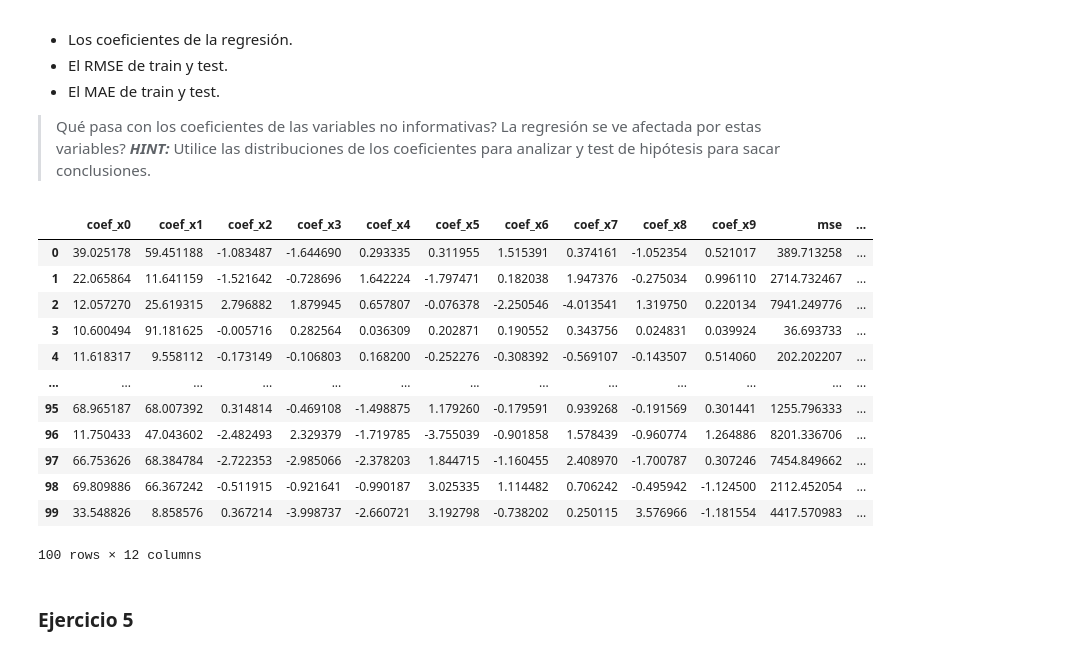
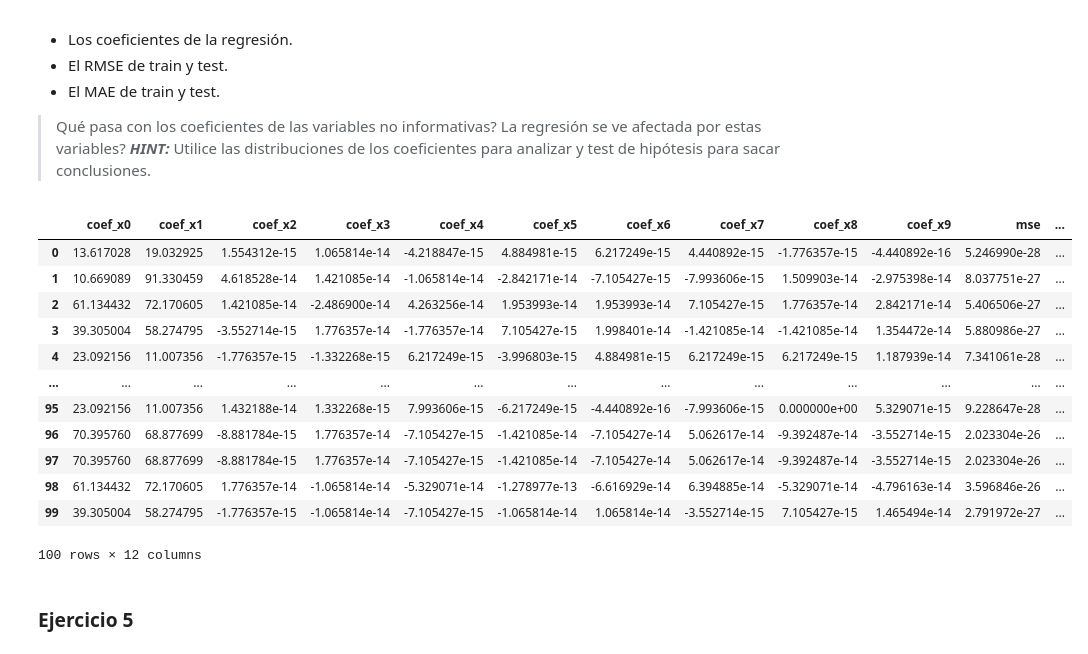
Before and after one commit to FIUBA-Posgrado-Inteligencia-Artificial/intro_ia, a Jupyter notebook: tp_integrador_enunciado/tpi_parte2.ipynb, the cells around one changed output. Drawn from its saved outputs; the diff is of its cells as text; code cells hidden in the pictures.

```diff
--- a/tp_integrador_enunciado/tpi_parte2.ipynb
+++ b/tp_integrador_enunciado/tpi_parte2.ipynb
@@ -237,53 +237,53 @@ for i in range(100):
         n_informative=n_informative,
         n_targets=n_targets,
         random_state=random.choice(random_state_values),
-        # noise=0,
+        noise=0,
         # bias=0,
-        noise=random.choice(noise_values),
+        # noise=random.choice(noise_values),
         bias=bias,
         output='dataframe'
     )
 
     X = data.iloc[:, :-1].values
     # X = X[:, [0, 1, 2, 3, 4, 5, 6, 7, 8, 9]]
     y = data.iloc[:, 10].values
 
     X_train, X_test, y_train, y_test = train_test_split(X, y, train_size=0.8,
                                                         random_state=random.choice(random_state_values), shuffle=True)
     # Create linear regression object
     regr = linear_model.LinearRegression()
     # Train the model using the training sets
     regr.fit(X = X_train, y = y_train)
     # Make predictions using the testing set
     y_pred = regr.predict(X_test)
 
     # Create an dictionary of arrays for every variable coef
     for j in range(0, len(regr.coef_), 1):
         if i == 0:
             coef_list[j] = []
         coef_list[j].append(regr.coef_[j])
     mean_squared_error_list.append(mean_squared_error(y_test, y_pred))
     mean_absolute_error_list.append(mean_absolute_error(y_test, y_pred))
 
 data_output = dict(coef_x0=coef_list[0], coef_x1=coef_list[1], coef_x2=coef_list[2], coef_x3=coef_list[3], coef_x4=coef_list[4],
                    coef_x5=coef_list[5], coef_x6=coef_list[6], coef_x7=coef_list[7], coef_x8=coef_list[8], coef_x9=coef_list[9],
                    mse=mean_squared_error_list, mae=mean_absolute_error_list)
 data_frame_output = pd.DataFrame(data_output)
 
 data_frame_output
 # %% [output]
 |  | coef_x0 | coef_x1 | coef_x2 | coef_x3 | coef_x4 | coef_x5 | coef_x6 | coef_x7 | coef_x8 | coef_x9 | mse | ... |
-| 0 | 39.025178 | 59.451188 | -1.083487 | -1.644690 | 0.293335 | 0.311955 | 1.515391 | 0.374161 | -1.052354 | 0.521017 | 389.713258 | ... |
-| 1 | 22.065864 | 11.641159 | -1.521642 | -0.728696 | 1.642224 | -1.797471 | 0.182038 | 1.947376 | -0.275034 | 0.996110 | 2714.732467 | ... |
-| 2 | 12.057270 | 25.619315 | 2.796882 | 1.879945 | 0.657807 | -0.076378 | -2.250546 | -4.013541 | 1.319750 | 0.220134 | 7941.249776 | ... |
-| 3 | 10.600494 | 91.181625 | -0.005716 | 0.282564 | 0.036309 | 0.202871 | 0.190552 | 0.343756 | 0.024831 | 0.039924 | 36.693733 | ... |
-| 4 | 11.618317 | 9.558112 | -0.173149 | -0.106803 | 0.168200 | -0.252276 | -0.308392 | -0.569107 | -0.143507 | 0.514060 | 202.202207 | ... |
+| 0 | 13.617028 | 19.032925 | 1.554312e-15 | 1.065814e-14 | -4.218847e-15 | 4.884981e-15 | 6.217249e-15 | 4.440892e-15 | -1.776357e-15 | -4.440892e-16 | 5.246990e-28 | ... |
+| 1 | 10.669089 | 91.330459 | 4.618528e-14 | 1.421085e-14 | -1.065814e-14 | -2.842171e-14 | -7.105427e-15 | -7.993606e-15 | 1.509903e-14 | -2.975398e-14 | 8.037751e-27 | ... |
+| 2 | 61.134432 | 72.170605 | 1.421085e-14 | -2.486900e-14 | 4.263256e-14 | 1.953993e-14 | 1.953993e-14 | 7.105427e-15 | 1.776357e-14 | 2.842171e-14 | 5.406506e-27 | ... |
+| 3 | 39.305004 | 58.274795 | -3.552714e-15 | 1.776357e-14 | -1.776357e-14 | 7.105427e-15 | 1.998401e-14 | -1.421085e-14 | -1.421085e-14 | 1.354472e-14 | 5.880986e-27 | ... |
+| 4 | 23.092156 | 11.007356 | -1.776357e-15 | -1.332268e-15 | 6.217249e-15 | -3.996803e-15 | 4.884981e-15 | 6.217249e-15 | 6.217249e-15 | 1.187939e-14 | 7.341061e-28 | ... |
 | ... | ... | ... | ... | ... | ... | ... | ... | ... | ... | ... | ... | ... |
-| 95 | 68.965187 | 68.007392 | 0.314814 | -0.469108 | -1.498875 | 1.179260 | -0.179591 | 0.939268 | -0.191569 | 0.301441 | 1255.796333 | ... |
-| 96 | 11.750433 | 47.043602 | -2.482493 | 2.329379 | -1.719785 | -3.755039 | -0.901858 | 1.578439 | -0.960774 | 1.264886 | 8201.336706 | ... |
-| 97 | 66.753626 | 68.384784 | -2.722353 | -2.985066 | -2.378203 | 1.844715 | -1.160455 | 2.408970 | -1.700787 | 0.307246 | 7454.849662 | ... |
-| 98 | 69.809886 | 66.367242 | -0.511915 | -0.921641 | -0.990187 | 3.025335 | 1.114482 | 0.706242 | -0.495942 | -1.124500 | 2112.452054 | ... |
-| 99 | 33.548826 | 8.858576 | 0.367214 | -3.998737 | -2.660721 | 3.192798 | -0.738202 | 0.250115 | 3.576966 | -1.181554 | 4417.570983 | ... |
+| 95 | 23.092156 | 11.007356 | 1.432188e-14 | 1.332268e-15 | 7.993606e-15 | -6.217249e-15 | -4.440892e-16 | -7.993606e-15 | 0.000000e+00 | 5.329071e-15 | 9.228647e-28 | ... |
+| 96 | 70.395760 | 68.877699 | -8.881784e-15 | 1.776357e-14 | -7.105427e-15 | -1.421085e-14 | -7.105427e-14 | 5.062617e-14 | -9.392487e-14 | -3.552714e-15 | 2.023304e-26 | ... |
+| 97 | 70.395760 | 68.877699 | -8.881784e-15 | 1.776357e-14 | -7.105427e-15 | -1.421085e-14 | -7.105427e-14 | 5.062617e-14 | -9.392487e-14 | -3.552714e-15 | 2.023304e-26 | ... |
+| 98 | 61.134432 | 72.170605 | 1.776357e-14 | -1.065814e-14 | -5.329071e-14 | -1.278977e-13 | -6.616929e-14 | 6.394885e-14 | -5.329071e-14 | -4.796163e-14 | 3.596846e-26 | ... |
+| 99 | 39.305004 | 58.274795 | -1.776357e-15 | -1.065814e-14 | -7.105427e-15 | -1.065814e-14 | 1.065814e-14 | -3.552714e-15 | 7.105427e-15 | 1.465494e-14 | 2.791972e-27 | ... |
 100 rows × 12 columns
 # %% [markdown]
 ### Ejercicio 5
```
Also changed, not shown: parts of 2 cells of this notebook.
